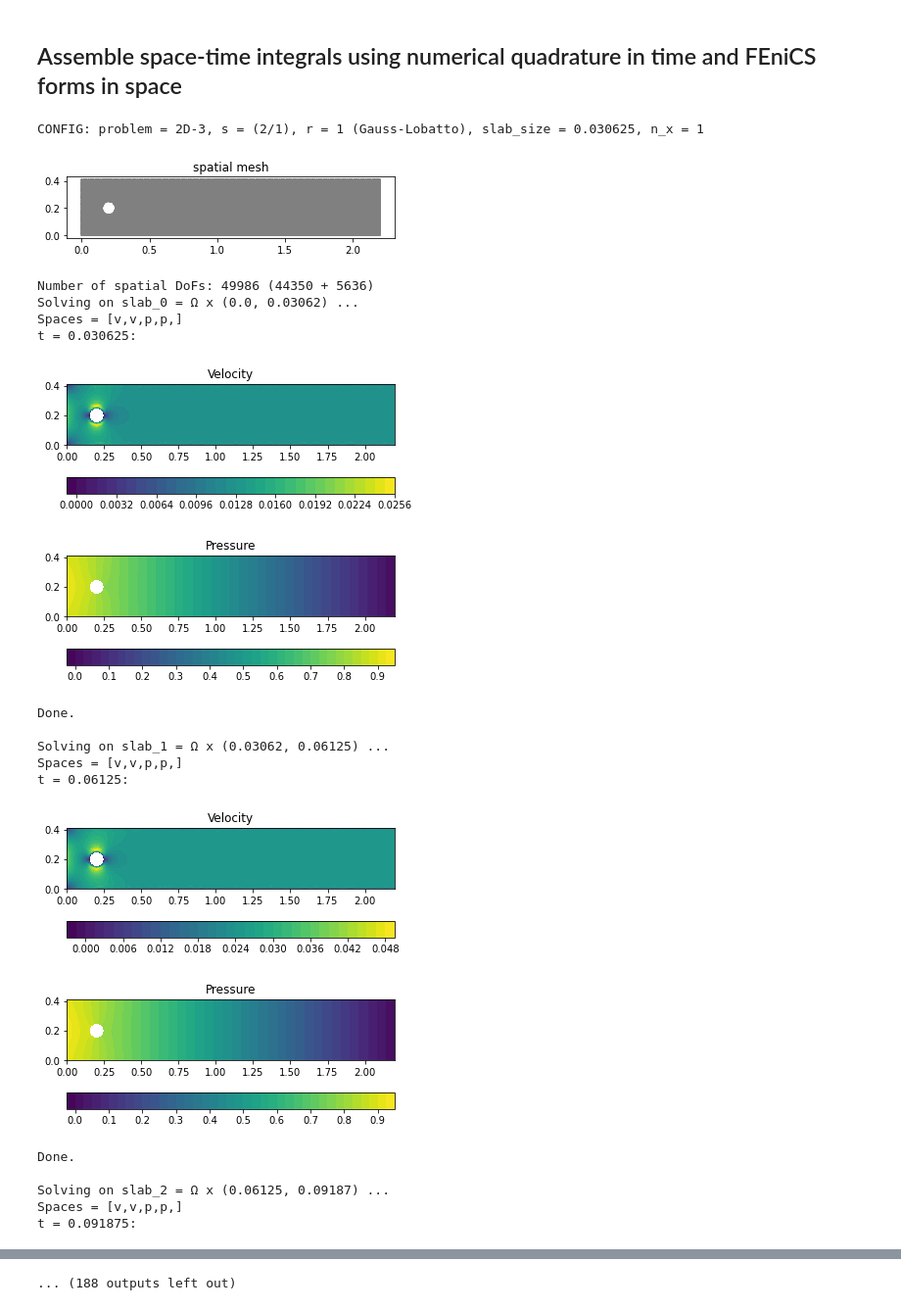
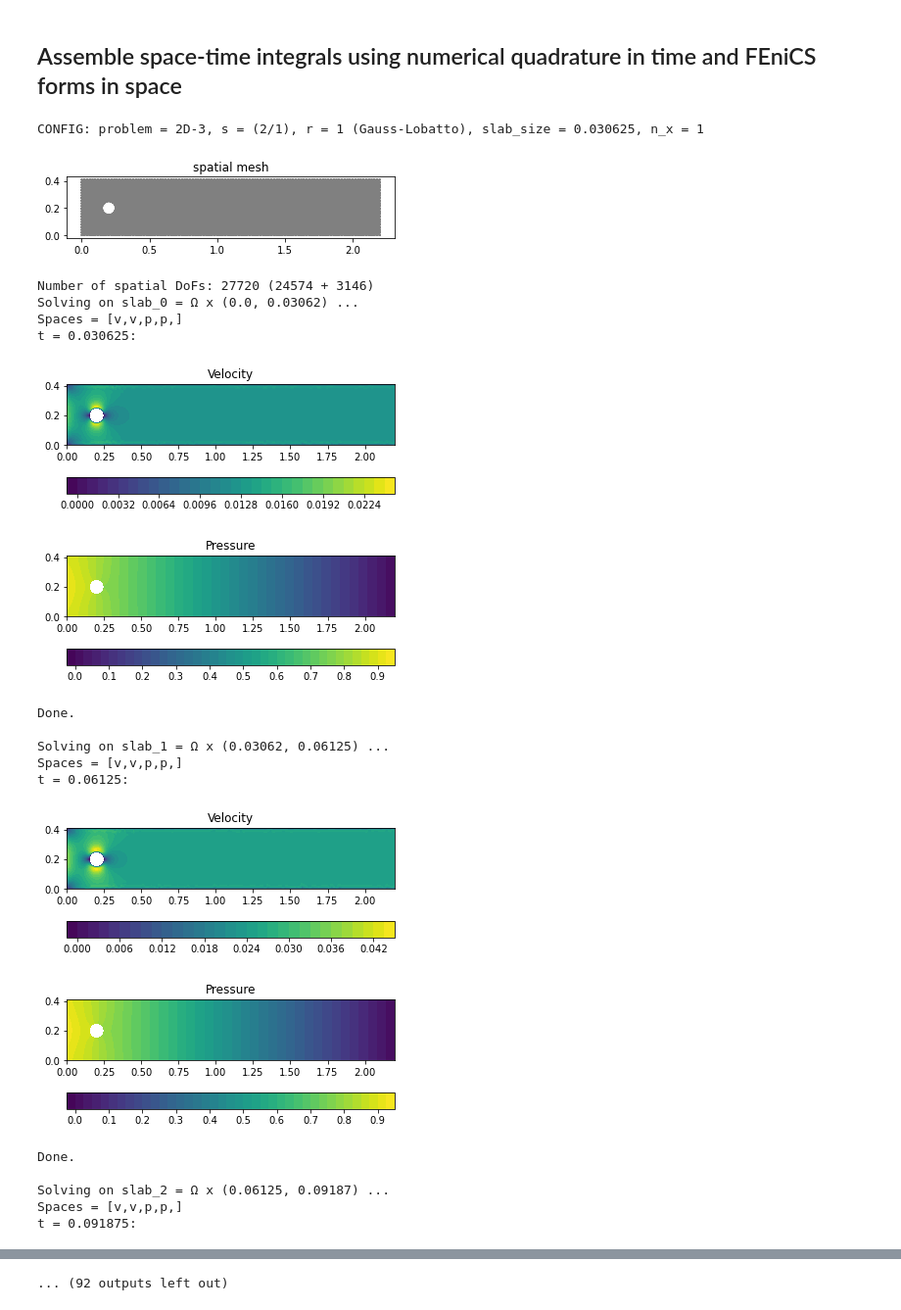
Before and after one commit to mathmerizing/PhD_SupplementaryMaterial, a Jupyter notebook: Space_Time_FEM/Tensor_Product_Space_Time/FEniCS/FEniCS_TensorProductSpaceTime_NavierStokes.ipynb, the cells around one changed output, grey strips where cells are left out. Shown at 98% size. Drawn from its saved outputs; the diff is of its cells as text; code cells hidden in the pictures.

Commit message:
Added new pygmsh mesh for Navier-Stokes

```diff
--- a/Space_Time_FEM/Tensor_Product_Space_Time/FEniCS/FEniCS_TensorProductSpaceTime_NavierStokes.ipynb
+++ b/Space_Time_FEM/Tensor_Product_Space_Time/FEniCS/FEniCS_TensorProductSpaceTime_NavierStokes.ipynb
@@ -205,7 +205,9 @@ while slabs[-1][1] < end_time - 1e-8:
     slabs.append((slabs[-1][1], slabs[-1][1]+slab_size))
 
 # get spatial function space
-space_mesh = Mesh("schaefer_turek_2D_fine.xml") # Mesh("schaefer_turek_2D.xml")
+#space_mesh = Mesh("schaefer_turek_2D_fine.xml") # decent results, fine mesh with ~50 K DoFs for Taylor-Hood
+space_mesh = Mesh("schaefer_turek_2D_pygmsh.xml") # mesh with ~28 K DoFs for Taylor-Hood
+# space_mesh = Mesh("schaefer_turek_2D.xml") # too coarse for accurate lift
 plot(space_mesh, title="spatial mesh")
 plt.show()
 element = {
@@ -424,42 +426,42 @@ for k, slab in enumerate(slabs):
             Uq = np.concatenate((
                 Time.get_solution_at_time(t_q, solutions_v),
                 Time.get_solution_at_time(t_q, solutions_p)
             ))
             drag_values.append(drag_vector.dot(Uq))
             lift_values.append(lift_vector.dot(Uq))
             times_draglift.append(t_q)
 
     print("Done.\n")
 
 print("------------")
 print("| RESULTS: |")
 print("------------")
 print(f"Space-time Dofs: {total_n_dofs}")
 cpu_time = round(time.time() - cpu_start_time, 5)
 print(f"CPU Time: {cpu_time} s \n\n")
 
 plt.title("Drag")
 plt.plot(times_draglift, drag_values)
 plt.show()
 
 plt.title("Lift")
 plt.plot(times_draglift, lift_values)
 plt.show()
 # %% [output]
 CONFIG: problem = 2D-3, s = (2/1), r = 1 (Gauss-Lobatto), slab_size = 0.030625, n_x = 1
 [figure]
-Number of spatial DoFs: 49986 (44350 + 5636)
+Number of spatial DoFs: 27720 (24574 + 3146)
 Solving on slab_0 = Ω x (0.0, 0.03062) ...
 Spaces = [v,v,p,p,]
 t = 0.030625:
-[figure, old version]
+[figure, new version]
 [figure]
 Done.
 
 Solving on slab_1 = Ω x (0.03062, 0.06125) ...
 Spaces = [v,v,p,p,]
 t = 0.06125:
-[figure, old version]
+[figure, new version]
 [figure]
 Done.
 
@@ -473,4 +475,4 @@ Done.
 Solving on slab_3 = Ω x (0.09187, 0.1225) ...
 Spaces = [v,v,p,p,]
 t = 0.1225:
-... (188 outputs left out)
+... (92 outputs left out)
```
Also changed, not shown: parts of 1 cell of this notebook, 1 other file.
